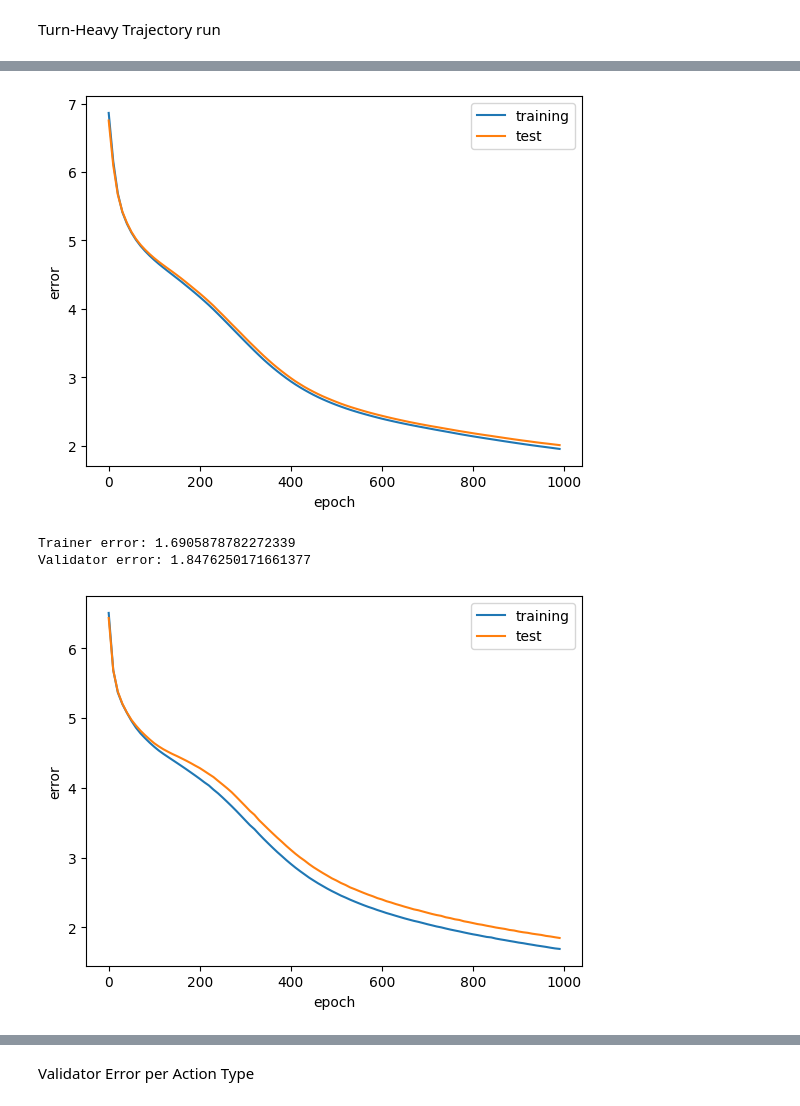
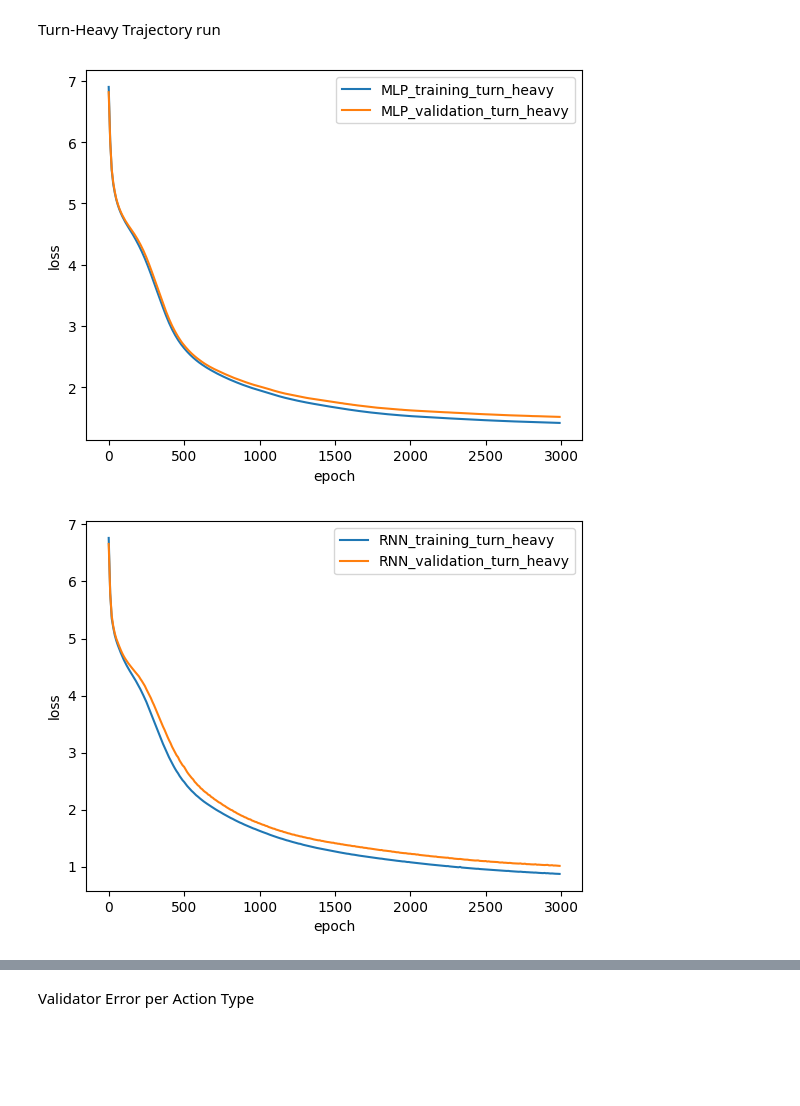
Before and after one commit to sebilee/predictive-learning-spatial-representations, a Jupyter notebook: Experiments/experiment_MultiTrajRNN_Restructured.ipynb, the cells around one changed output, grey strips where cells are left out. Saved outputs shown, nothing was run; the diff lists cells and outputs as text; code cells hidden in the pictures; blank space fills up the shorter version.

```diff
--- a/Experiments/experiment_MultiTrajRNN_Restructured.ipynb
+++ b/Experiments/experiment_MultiTrajRNN_Restructured.ipynb
@@ -120,36 +135,31 @@ Baseline loss:  4.676159858703613
 # %% [markdown]
 Turn-Heavy Trajectory run
 # %%
+#Generate turn heavy trainer and validator agents
+
 trainer_inputs_stack_turn_heavy, trainer_target_stack_turn_heavy, trainer_agent_list_turn_heavy = dataset_generator.generate_dataset(grid, trajectories.random_policy, ACTION_PROBS_TURN_HEAVY, VIEW_SIZE, N_STEPS, N_TRAJ, TRAINER_MOVE_SEED, random_start=True, start_seed_start=TRAINER_START_SEED)
-
 validator_inputs_stack_turn_heavy, validator_target_stack_turn_heavy, validator_agent_list_turn_heavy = dataset_generator.generate_dataset(grid, trajectories.random_policy, ACTION_PROBS_TURN_HEAVY, VIEW_SIZE, N_STEPS, 5, VALIDATOR_MOVE_SEED, random_start=True, start_seed_start=VALIDATOR_START_SEED)
 
+#Train MLP
+
 INPUT_SIZE_TURN_HEAVY = trainer_inputs_stack_turn_heavy.shape[2]
-
 OUTPUT_SIZE_TURN_HEAVY = trainer_target_stack_turn_heavy.shape[2]
-
 HIDDEN_SIZE_TURN_HEAVY = 64
 
 model_MLP_turn_heavy = NN_models.SimpleMLP(INPUT_SIZE_TURN_HEAVY, OUTPUT_SIZE_TURN_HEAVY, HIDDEN_SIZE_TURN_HEAVY, "relu")
+MLP_turn_heavy_loss_info = model_training_evaluator.model_training(model_MLP_turn_heavy, trainer_inputs_stack_turn_heavy, trainer_target_stack_turn_heavy, validator_inputs_stack_turn_heavy, validator_target_stack_turn_heavy, TRAINING_EPOCHS)
+model_training_evaluator.plot_training_result(MLP_turn_heavy_loss_info, "epoch", "loss", "MLP_training_turn_heavy", "MLP_validation_turn_heavy")
 
-loss_history_turn_heavy = model_training_evaluator.model_training(model_MLP_turn_heavy, trainer_inputs_stack_turn_heavy, trainer_target_stack_turn_heavy, validator_inputs_stack_turn_heavy, validator_target_stack_turn_heavy)
-
-
-model_training_evaluator.model_evaluation(model_MLP_turn_heavy, trainer_inputs_stack_turn_heavy, trainer_target_stack_turn_heavy, "trainer")
-
-model_training_evaluator.model_evaluation(model_MLP_turn_heavy, validator_inputs_stack_turn_heavy, validator_target_stack_turn_heavy, "validator")
-
+#Train RNN
 
 model_RNN_turn_heavy = NN_models.BasicRNN(INPUT_SIZE_TURN_HEAVY, OUTPUT_SIZE_TURN_HEAVY, HIDDEN_SIZE_TURN_HEAVY, "relu")
+RNN_turn_heavy_loss_info = model_training_evaluator.model_training(model_RNN_turn_heavy, trainer_inputs_stack_turn_heavy, trainer_target_stack_turn_heavy, validator_inputs_stack_turn_heavy, validator_target_stack_turn_heavy, TRAINING_EPOCHS)
+model_training_evaluator.plot_training_result(RNN_turn_heavy_loss_info, "epoch", "loss", "RNN_training_turn_heavy", "RNN_validation_turn_heavy")
 
-loss_history_turn_heavy = model_training_evaluator.model_training(model_RNN_turn_heavy, trainer_inputs_stack_turn_heavy, trainer_target_stack_turn_heavy, validator_inputs_stack_turn_heavy, validator_target_stack_turn_heavy)
-
-
-model_training_evaluator.model_evaluation(model_RNN_turn_heavy, trainer_inputs_stack_turn_heavy, trainer_target_stack_turn_heavy, "trainer")
-
-model_training_evaluator.model_evaluation(model_RNN_turn_heavy, validator_inputs_stack_turn_heavy, validator_target_stack_turn_heavy, "validator")
+#Baseline Loss Evaluation
 
 model_training_evaluator.baseline_evaluation(validator_inputs_stack_turn_heavy, validator_target_stack_turn_heavy)
-
 model_training_evaluator.baseline_evaluation(validator_inputs_stack_turn_heavy, validator_target_stack_turn_heavy)
 # %% [output]
+[figure, new version]
+[figure, new version]
@@ -158,4 +167,0 @@ Validator error: 2.010129690170288
-[figure, old version]
-Trainer error: 1.6905878782272339
-Validator error: 1.8476250171661377
-[figure, old version]
```
Also changed, not shown: parts of 9 cells of this notebook, 5 other files.
